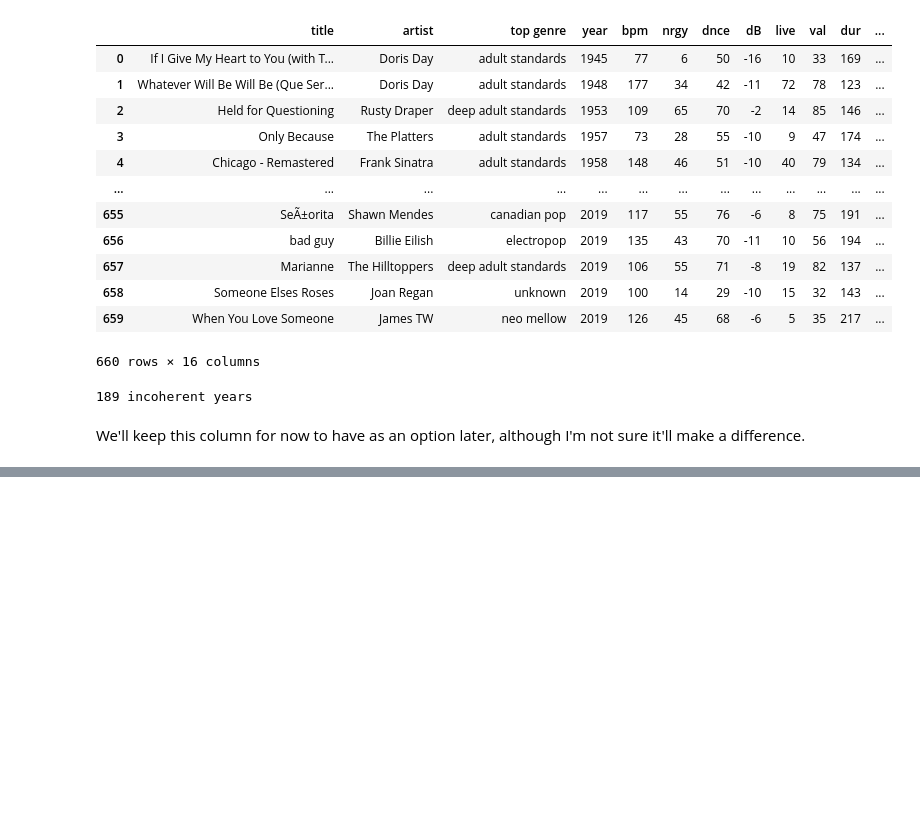
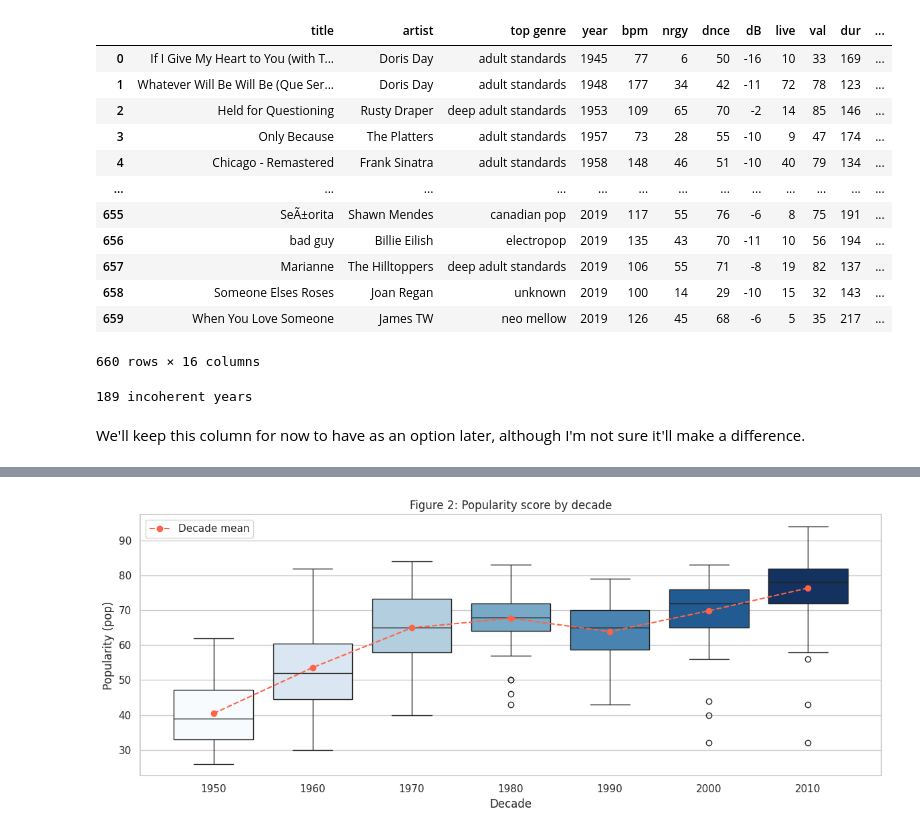
Before and after one commit to r-leeper/scu_spotify_past_decades, a Jupyter notebook: Spotify_past_decades.ipynb, the cells around one changed output, grey strips where cells are left out. Drawn from its saved outputs; the diff is of its cells as text; code cells hidden in the pictures; blank space fills up the shorter version.

```diff
--- a/Spotify_past_decades.ipynb
+++ b/Spotify_past_decades.ipynb
@@ -257,0 +304,29 @@ We'll keep this column for now to have as an option later, although I'm not sure
+# %%
+### Popularity by decade
+
+fig, ax = plt.subplots(figsize=FIGSIZE_WIDE)
+
+decade_order = sorted(combined_df["decade"].unique())
+sns.boxplot(
+    data=combined_df,
+    x="decade", y="pop",
+    order=decade_order,
+    palette="Blues",
+    hue="decade",
+    legend=False,
+    ax=ax
+)
+
+# Overlay the mean per decade for clarity
+decade_means = combined_df.groupby("decade")["pop"].mean()
+ax.plot(range(len(decade_order)), [decade_means[d] for d in decade_order],
+        "o--", color="tomato", label="Decade mean", zorder=5)
+
+ax.set_title("Figure 2: Popularity score by decade")
+ax.set_xlabel("Decade")
+ax.set_ylabel("Popularity (pop)")
+ax.legend()
+plt.tight_layout()
+plt.show()
+# %% [output]
+[figure, added]
```
Also changed, not shown: parts of 10 cells of this notebook.
